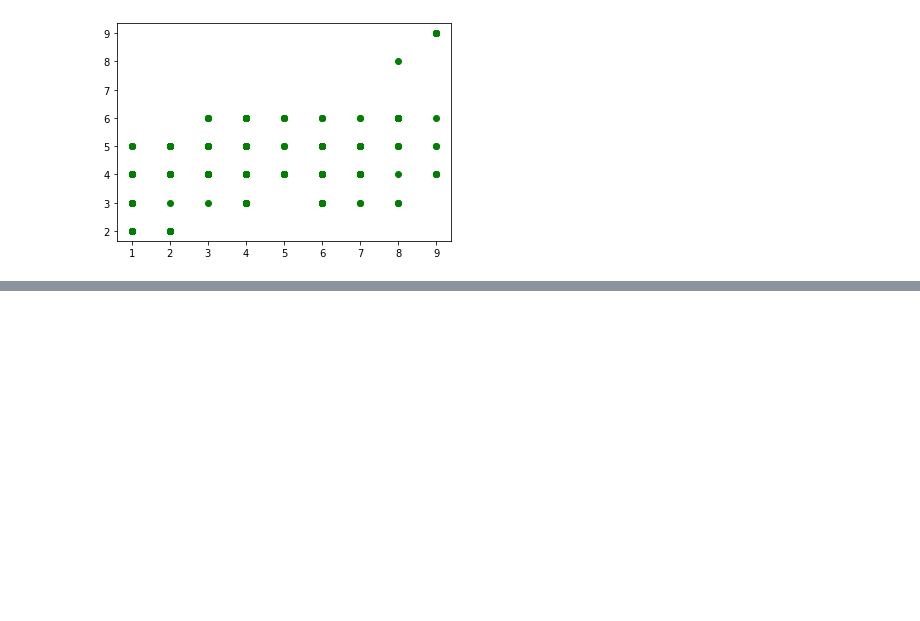
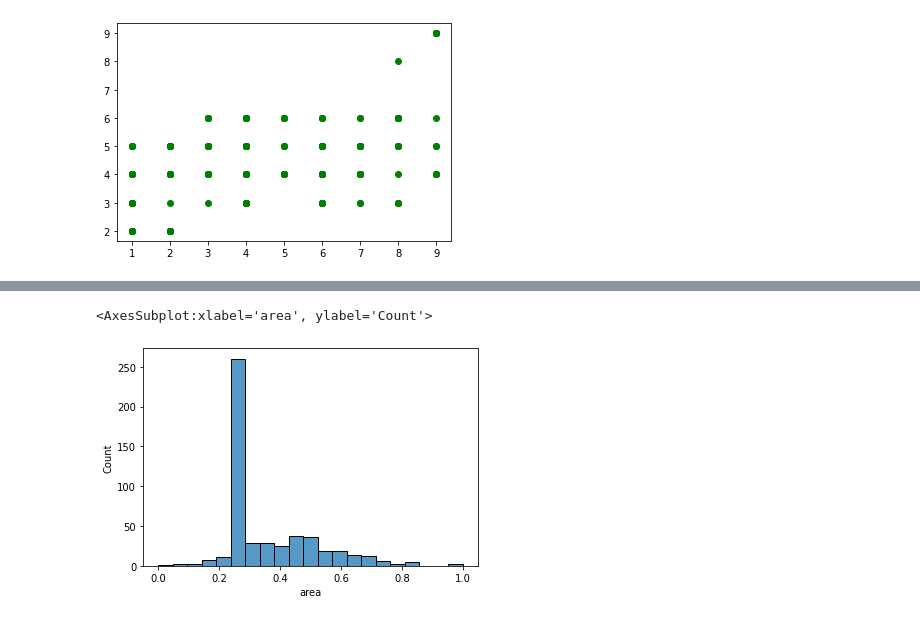
Before and after one commit to amaru0601/multi-variable-regression, a Jupyter notebook: Multi-Variable-Regression.ipynb, the cells around one changed output, grey strips where cells are left out. Saved outputs shown, nothing was run; the diff lists cells and outputs as text; code cells hidden in the pictures; blank space fills up the shorter version.

```diff
--- a/Multi-Variable-Regression.ipynb
+++ b/Multi-Variable-Regression.ipynb
@@ -34,0 +50,7 @@ Y.shape
+# %%
+df['FFMC'] = NormalizeData(df['FFMC'])
+df['DMC'] = NormalizeData(df['DMC'])
+df['DC'] = NormalizeData(df['DC'])
+df['ISI'] = NormalizeData(df['ISI'])
+df['RH'] = NormalizeData(df['RH'])
+df['area'] = NormalizeData(df['area'])
@@ -34,0 +66,5 @@ Y.shape
+# %%
+sns.histplot(data = df['area'])
+# %% [output]
+<AxesSubplot:xlabel='area', ylabel='Count'>
+[figure, added]
```
Also changed, not shown: parts of 24 cells of this notebook.
